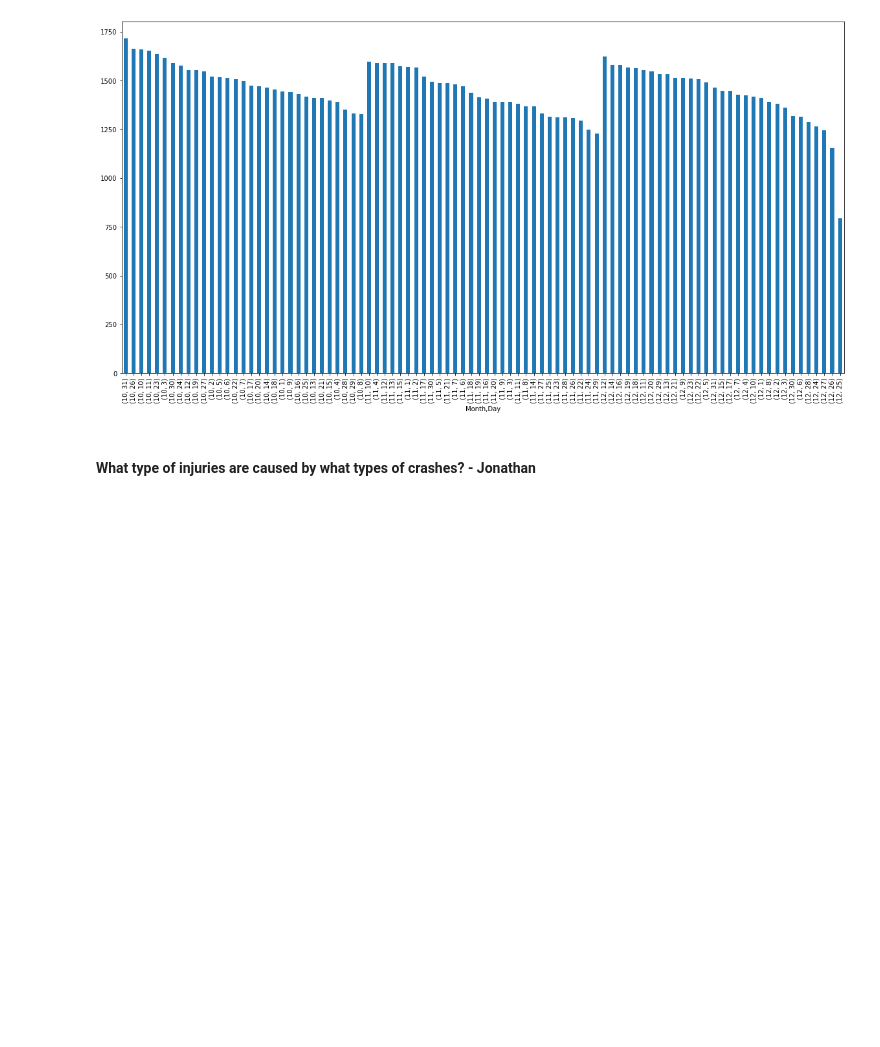
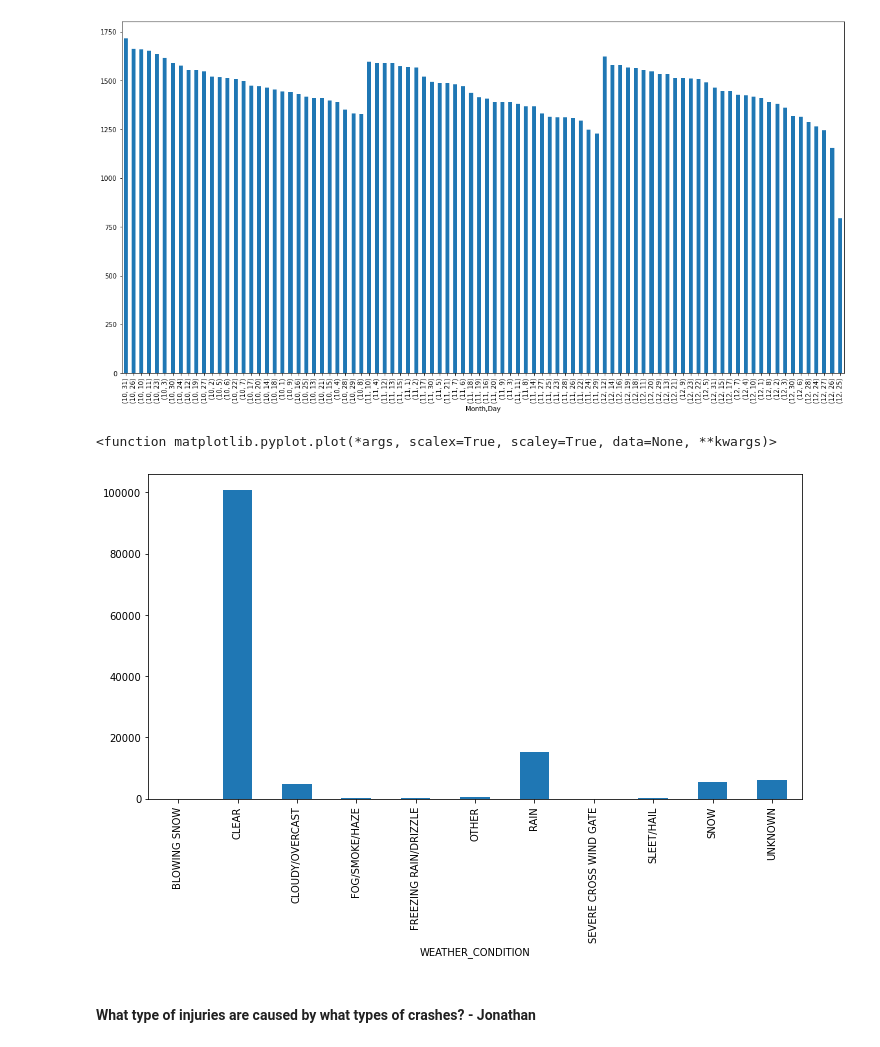
Before and after one commit to andrewbankston/project-one, a Jupyter notebook: Chicago_Crashes.ipynb, the cells around one changed output. Cells and saved outputs as stored; diff of their text form; code cells hidden in the pictures; blank space fills up the shorter version.

```diff
--- a/Chicago_Crashes.ipynb
+++ b/Chicago_Crashes.ipynb
@@ -127,6 +127,16 @@ plt.plot
 # %% [output]
 <function matplotlib.pyplot.plot(*args, scalex=True, scaley=True, data=None, **kwargs)>
 [figure]
+# %%
+weather_group = holiday_df.groupby('WEATHER_CONDITION')
+wrecks_by_weather = weather_group['CRASH_DATE'].count()
+wrecks_by_weather.plot.bar(figsize = (10, 7))
+plt.tight_layout()
+
+plt.plot
+# %% [output]
+<function matplotlib.pyplot.plot(*args, scalex=True, scaley=True, data=None, **kwargs)>
+[figure, added]
 # %% [markdown]
 #### What type of injuries are caused by what types of crashes? - Jonathan
 # %%
```
Also changed, not shown: parts of 1 cell of this notebook.
